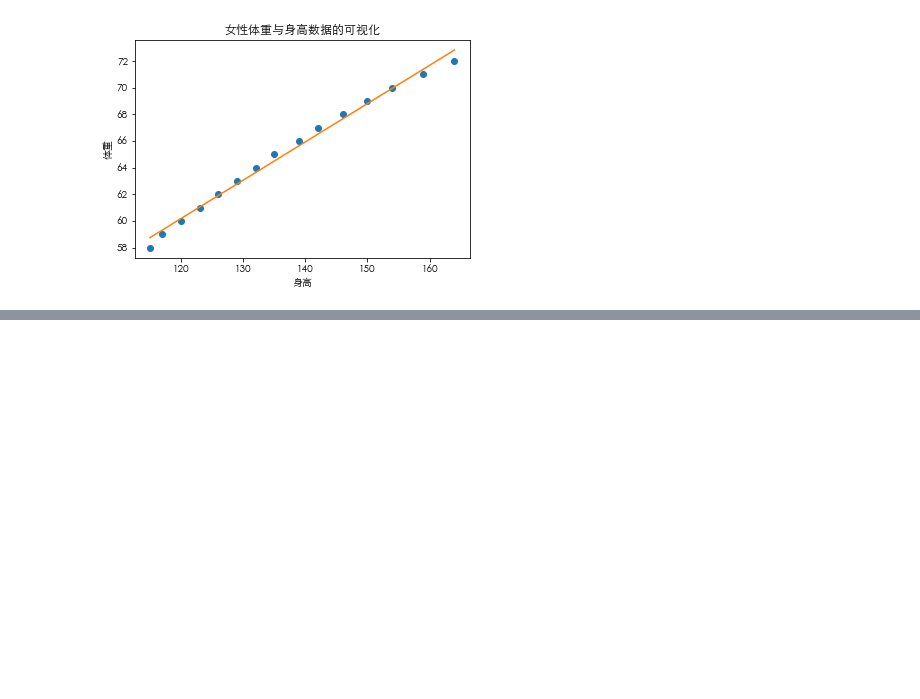
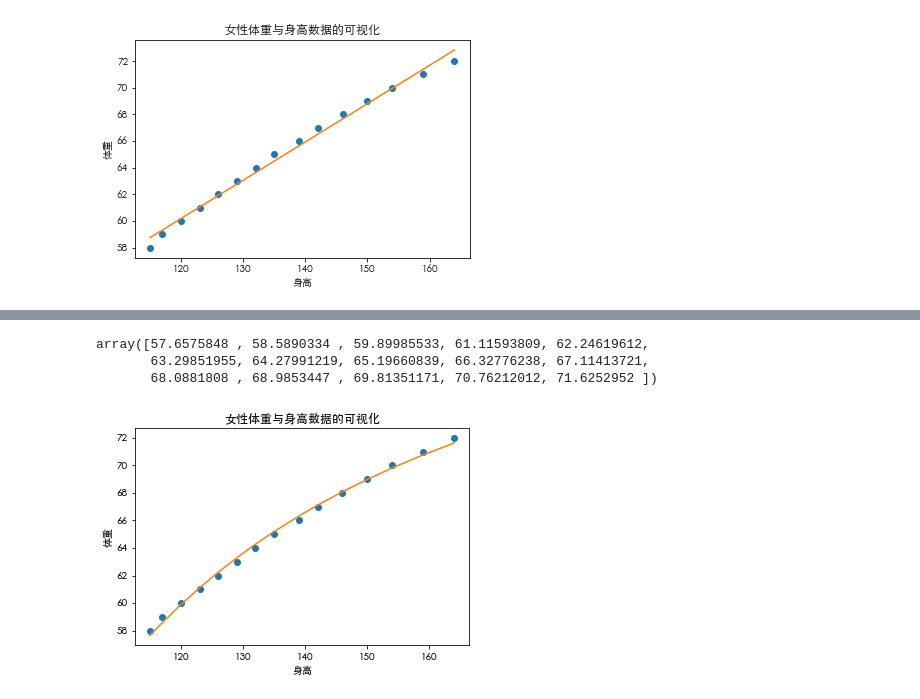
Before and after one commit to ni11111cole/data_analysis_project, a Jupyter notebook: 线性回归.ipynb, the cells around one changed output, grey strips where cells are left out. Cells and saved outputs as stored; diff of their text form; code cells hidden in the pictures; blank space fills up the shorter version.

```diff
--- a/线性回归.ipynb
+++ b/线性回归.ipynb
@@ -196,0 +195,5 @@ NameError: name 'X' is not defined
+# %%
+import pandas as pd
+df_women=pd.read_csv('woman.csv',index_col=0)
+#dataframe格式就类似于关系表，与矩阵不同，可以存在文本
+print(df_women.head())
@@ -196,0 +292,5 @@ NameError: name 'X' is not defined
+# %%
+#构建模型。OLS是最小二乘法的缩写
+myMode2=sm.OLS(y,X1)
+#模型拟合.
+results2=myModel.fit()
@@ -196,0 +317,24 @@ NameError: name 'X' is not defined
+# %%
+#回归系数
+results2.params
+#可视化预测结果
+y_predict2=results2.predict()
+y_predict2
+# %% [output]
+array([57.6575848 , 58.5890334 , 59.89985533, 61.11593809, 62.24619612,
+       63.29851955, 64.27991219, 65.19660839, 66.32776238, 67.11413721,
+       68.0881808 , 68.9853447 , 69.81351171, 70.76212012, 71.6252952 ])
+# %%
+import matplotlib
+import matplotlib.pyplot as plt
+%matplotlib inline
+plt.rcParams["font.family"]='Heiti TC'
+#设置汉字的字体。不同系统更改后面的字体名称即可。windows用’XimHei‘.不然要显示框框
+plt.plot(df_women['height'],df_women["weight"],"o")#O表示圆点
+plt.plot(df_women['height'],y_predict2)#用原来的模型，拿到新的x后算新的y
+plt.title('女性体重与身高数据的可视化')
+plt.xlabel('身高')
+plt.ylabel('体重')
+plt.show()
+# %% [output]
+[figure, added]
```
Also changed, not shown: parts of 7 cells of this notebook.
